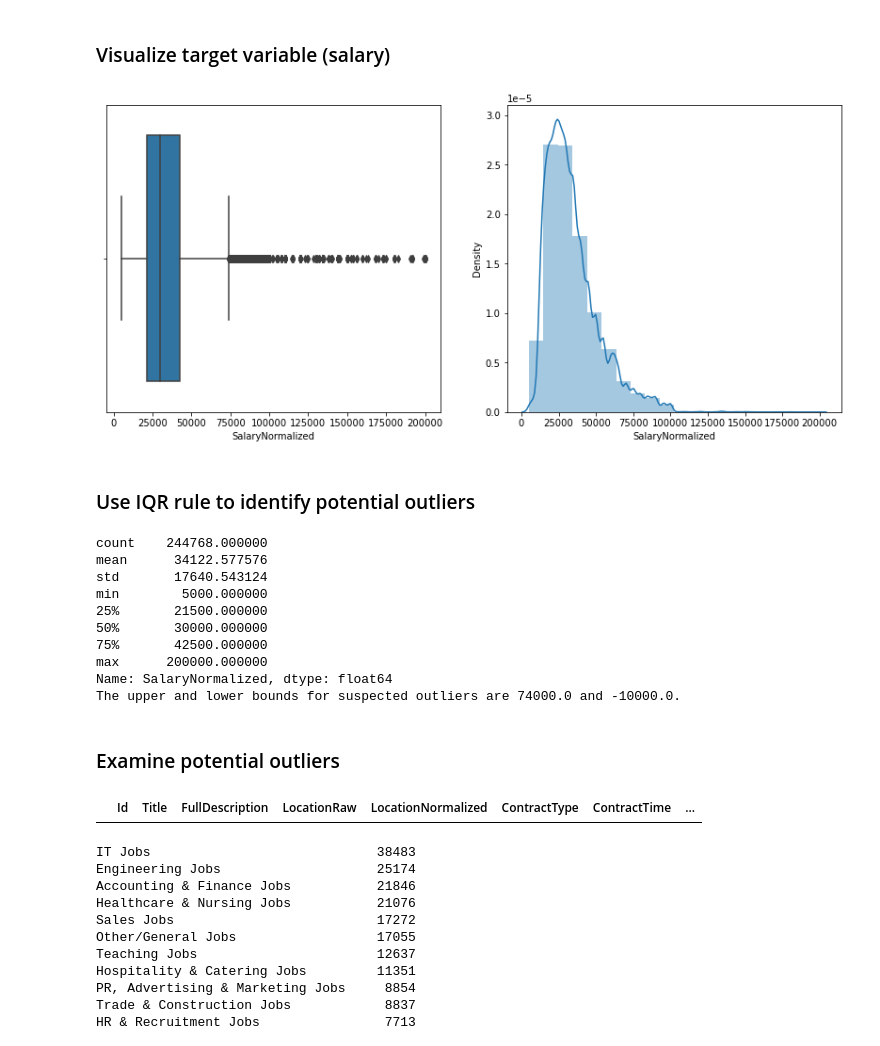
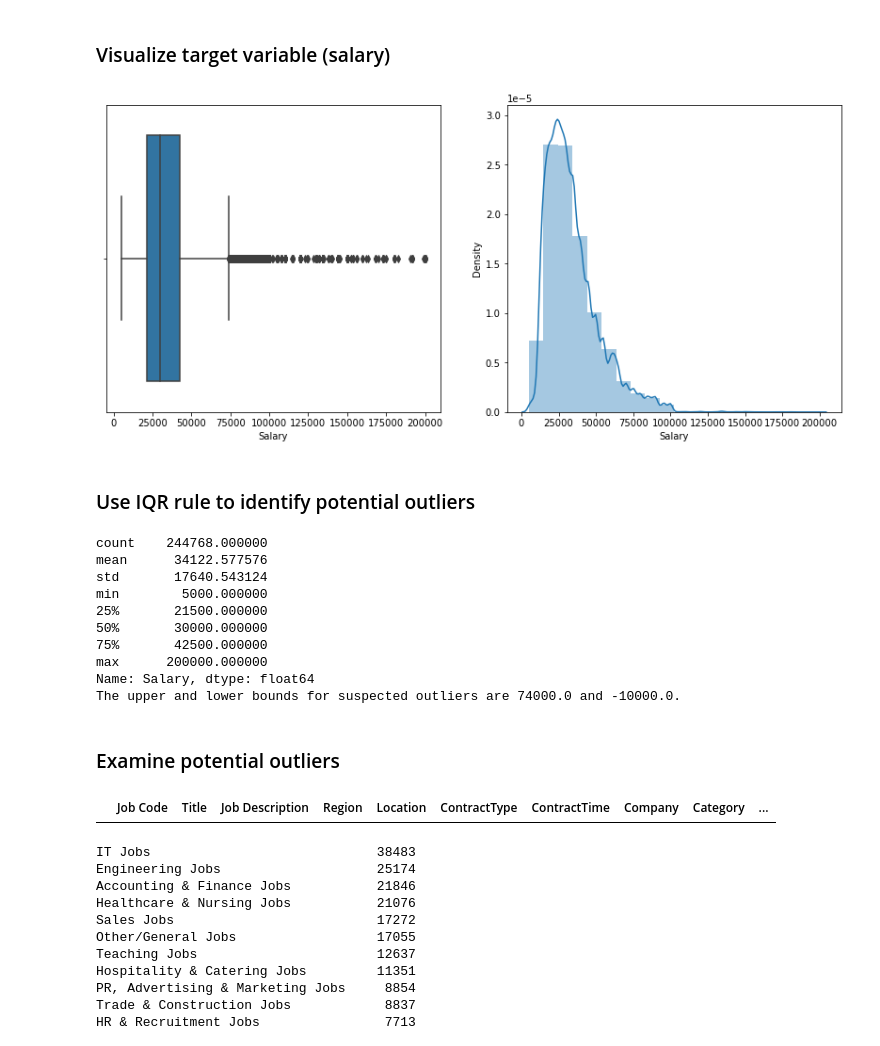
Before and after one commit to kxnarcisse/Portfolio, a Jupyter notebook: Git/Notebooks/Capstone-2/Capstone Project 2 - EDA.ipynb, the cells around one changed output. Cells and saved outputs as stored; diff of their text form; code cells hidden in the pictures.

```diff
--- a/Git/Notebooks/Capstone-2/Capstone Project 2 - EDA.ipynb
+++ b/Git/Notebooks/Capstone-2/Capstone Project 2 - EDA.ipynb
@@ -33,0 +39,7 @@ train_data.head(4)
+# %%
+#fill missing data for "ContractType", "ContractTime", "Company" with Unknown
+train_data = train_data.fillna("Unknown")
+
+#rename the columns
+names = ["Job Code", "Title", "Job Description", "Region", "Location", "ContractType", "ContractTime", "Company", "Category", "Salary_Range", "Salary","Source_Name"]
+train_data.columns = names
@@ -102,16 +125,16 @@ train_data.describe(include = ['O'])
 # %%
 plt.figure(figsize = (14, 6))
 plt.subplot(1,2,1)
-sns.boxplot(train_data.SalaryNormalized)
+sns.boxplot(train_data.Salary)
 plt.subplot(1,2,2)
-sns.distplot(train_data.SalaryNormalized, bins=20)
+sns.distplot(train_data.Salary, bins=20)
 plt.show()
 # %% [output]
-[figure, old version]
+[figure, new version]
 # %% [markdown]
 ### Use IQR rule to identify potential outliers
 # %%
-stat = train_data.SalaryNormalized.describe()
+stat = train_data.Salary.describe()
 print(stat)
 IQR = stat['75%'] - stat['25%']
 upper = stat['75%'] + 1.5 * IQR
@@ -126,14 +149,14 @@ min        5000.000000
 50%       30000.000000
 75%       42500.000000
 max      200000.000000
-Name: SalaryNormalized, dtype: float64
+Name: Salary, dtype: float64
 The upper and lower bounds for suspected outliers are 74000.0 and -10000.0.
 # %% [markdown]
 ### Examine potential outliers
 # %%
 #check potential outlier below lower bound
-train_data[train_data.SalaryNormalized < 8.5]
+train_data[train_data.Salary < 8.5]
 # %% [output]
-|  | Id | Title | FullDescription | LocationRaw | LocationNormalized | ContractType | ContractTime | ... |
+|  | Job Code | Title | Job Description | Region | Location | ContractType | ContractTime | Company | Category | ... |
 # %%
 #check potential outlier above upper bound
```
Also changed, not shown: parts of 18 cells of this notebook.
